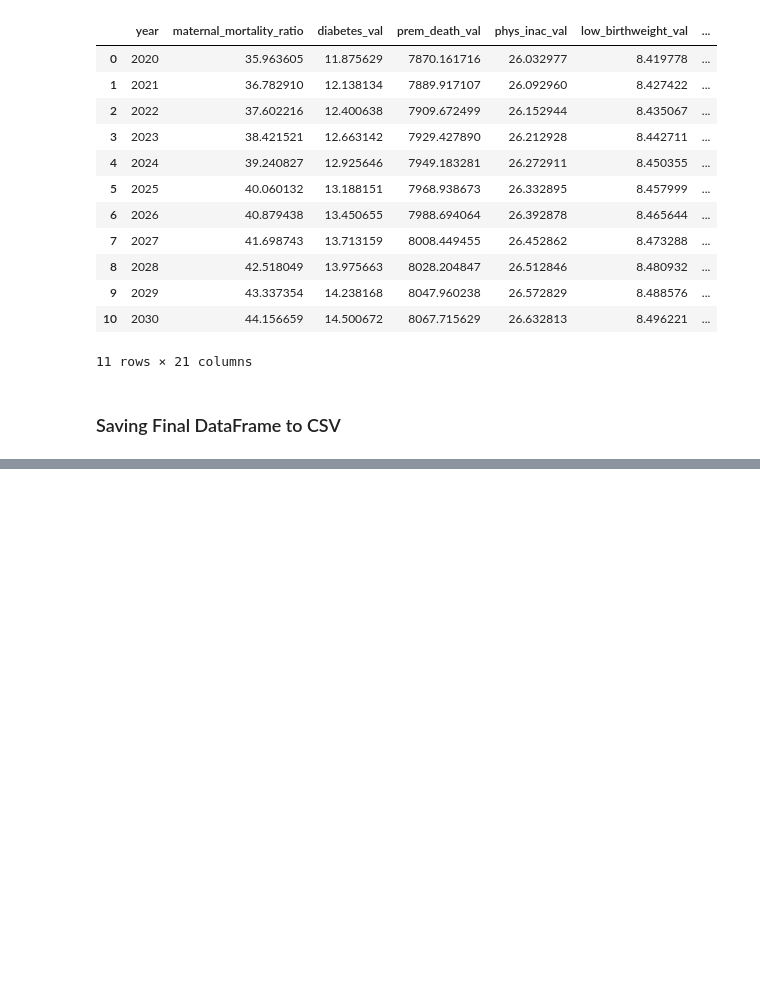
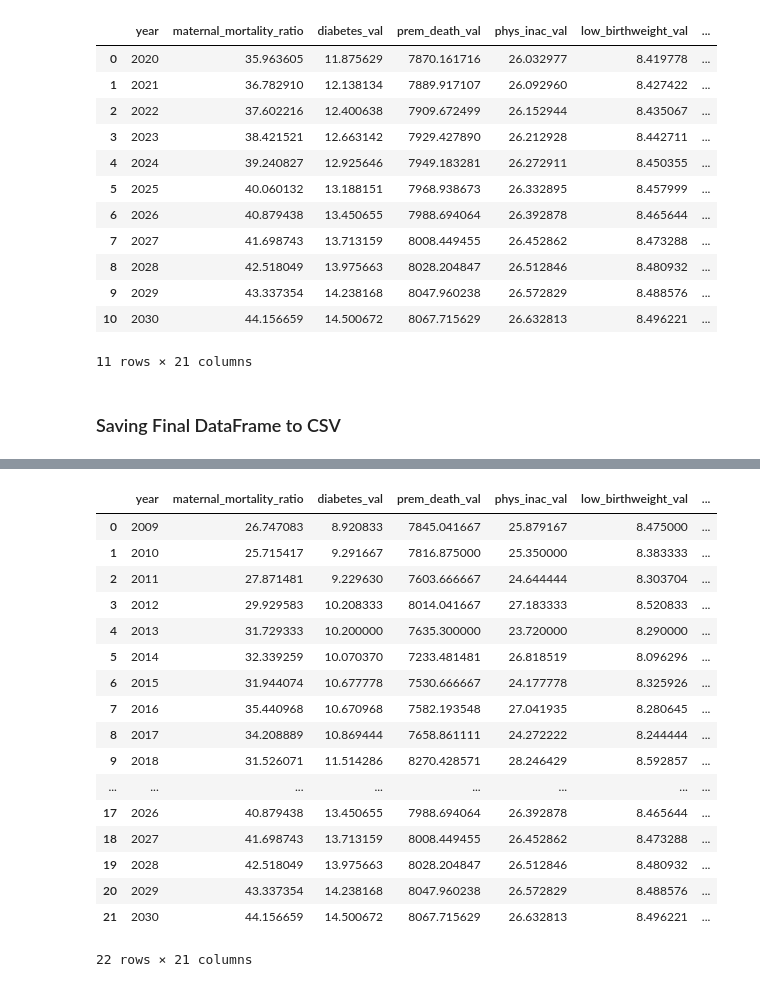
Before and after one commit to abpuccini/maternal-mortality-project, a Jupyter notebook: machine_learning/model_testing/Linear_Regression_Non_Race_Forcast_Chahnaz.ipynb, the cells around one changed output, grey strips where cells are left out. Drawn from its saved outputs; the diff is of its cells as text; code cells hidden in the pictures; blank space fills up the shorter version.

```diff
--- a/machine_learning/model_testing/Linear_Regression_Non_Race_Forcast_Chahnaz.ipynb
+++ b/machine_learning/model_testing/Linear_Regression_Non_Race_Forcast_Chahnaz.ipynb
@@ -1539,0 +1545,23 @@ combined19.to_csv("../Resources/combined_avg_2020_2030.csv", index=False, header
+# %%
+# Combining the two annual average dataframes with pandas `concat()`
+USA_Annual_AVG_df = pd.concat([Combined_AVG_df, combined19], ignore_index=True)
+USA_Annual_AVG_df
+# %% [output]
+|  | year | maternal_mortality_ratio | diabetes_val | prem_death_val | phys_inac_val | low_birthweight_val | ... |
+| 0 | 2009 | 26.747083 | 8.920833 | 7845.041667 | 25.879167 | 8.475000 | ... |
+| 1 | 2010 | 25.715417 | 9.291667 | 7816.875000 | 25.350000 | 8.383333 | ... |
+| 2 | 2011 | 27.871481 | 9.229630 | 7603.666667 | 24.644444 | 8.303704 | ... |
+| 3 | 2012 | 29.929583 | 10.208333 | 8014.041667 | 27.183333 | 8.520833 | ... |
+| 4 | 2013 | 31.729333 | 10.200000 | 7635.300000 | 23.720000 | 8.290000 | ... |
+| 5 | 2014 | 32.339259 | 10.070370 | 7233.481481 | 26.818519 | 8.096296 | ... |
+| 6 | 2015 | 31.944074 | 10.677778 | 7530.666667 | 24.177778 | 8.325926 | ... |
+| 7 | 2016 | 35.440968 | 10.670968 | 7582.193548 | 27.041935 | 8.280645 | ... |
+| 8 | 2017 | 34.208889 | 10.869444 | 7658.861111 | 24.272222 | 8.244444 | ... |
+| 9 | 2018 | 31.526071 | 11.514286 | 8270.428571 | 28.246429 | 8.592857 | ... |
+| ... | ... | ... | ... | ... | ... | ... | ... |
+| 17 | 2026 | 40.879438 | 13.450655 | 7988.694064 | 26.392878 | 8.465644 | ... |
+| 18 | 2027 | 41.698743 | 13.713159 | 8008.449455 | 26.452862 | 8.473288 | ... |
+| 19 | 2028 | 42.518049 | 13.975663 | 8028.204847 | 26.512846 | 8.480932 | ... |
+| 20 | 2029 | 43.337354 | 14.238168 | 8047.960238 | 26.572829 | 8.488576 | ... |
+| 21 | 2030 | 44.156659 | 14.500672 | 8067.715629 | 26.632813 | 8.496221 | ... |
+22 rows × 21 columns
```
Also changed, not shown: parts of 6 cells of this notebook, 1 other file.
